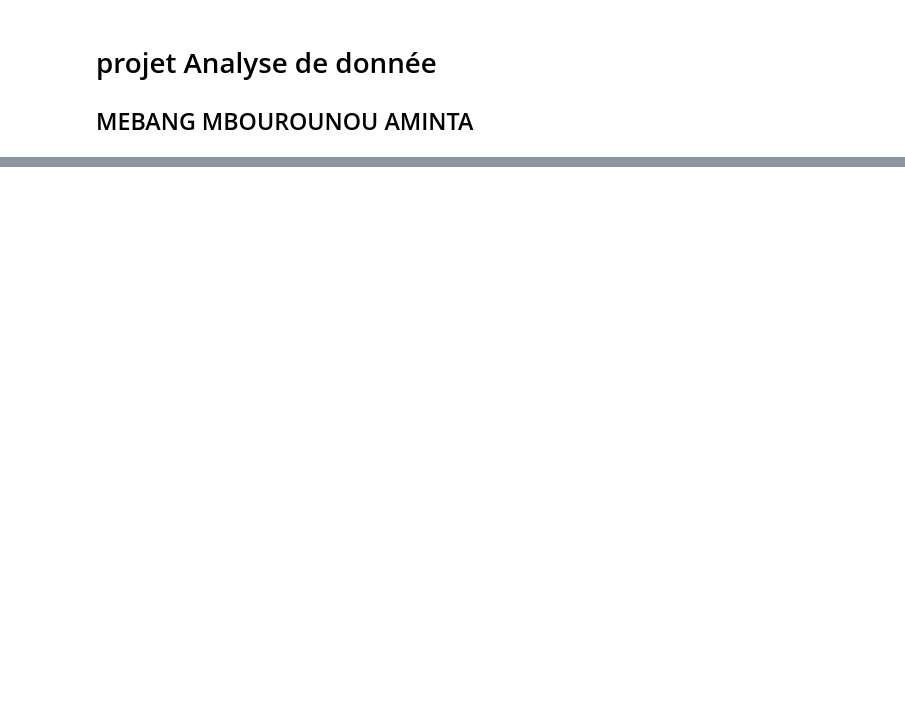
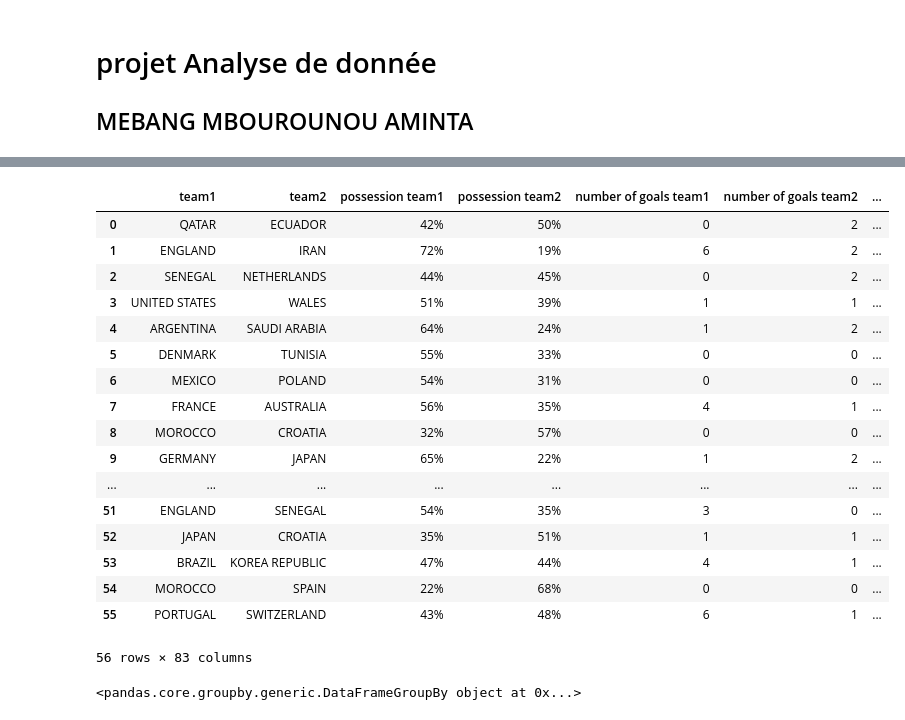
Before and after one commit to AmintaM/ProjetBlanc, a Jupyter notebook: index.ipynb, the cells around one changed output, grey strips where cells are left out. Saved outputs shown, nothing was run; the diff lists cells and outputs as text; code cells hidden in the pictures; blank space fills up the shorter version.

```diff
--- a/index.ipynb
+++ b/index.ipynb
@@ -61,0 +102,23 @@ df.shape
+# %%
+fifa_good= fifa.drop(columns=['possession in contest','date','hour','forced turnovers team1','forced turnovers team2'])
+# %%
+fifa_good
+# %% [output]
+|  | team1 | team2 | possession team1 | possession team2 | number of goals team1 | number of goals team2 | ... |
+| 0 | QATAR | ECUADOR | 42% | 50% | 0 | 2 | ... |
+| 1 | ENGLAND | IRAN | 72% | 19% | 6 | 2 | ... |
+| 2 | SENEGAL | NETHERLANDS | 44% | 45% | 0 | 2 | ... |
+| 3 | UNITED STATES | WALES | 51% | 39% | 1 | 1 | ... |
+| 4 | ARGENTINA | SAUDI ARABIA | 64% | 24% | 1 | 2 | ... |
+| 5 | DENMARK | TUNISIA | 55% | 33% | 0 | 0 | ... |
+| 6 | MEXICO | POLAND | 54% | 31% | 0 | 0 | ... |
+| 7 | FRANCE | AUSTRALIA | 56% | 35% | 4 | 1 | ... |
+| 8 | MOROCCO | CROATIA | 32% | 57% | 0 | 0 | ... |
+| 9 | GERMANY | JAPAN | 65% | 22% | 1 | 2 | ... |
+| ... | ... | ... | ... | ... | ... | ... | ... |
+| 51 | ENGLAND | SENEGAL | 54% | 35% | 3 | 0 | ... |
+| 52 | JAPAN | CROATIA | 35% | 51% | 1 | 1 | ... |
+| 53 | BRAZIL | KOREA REPUBLIC | 47% | 44% | 4 | 1 | ... |
+| 54 | MOROCCO | SPAIN | 22% | 68% | 0 | 0 | ... |
+| 55 | PORTUGAL | SWITZERLAND | 43% | 48% | 6 | 1 | ... |
+56 rows × 83 columns
@@ -61,0 +127,5 @@ df.shape
+# %%
+fifa_group= fifa_good.groupby(['category'])
+print(fifa_group)
+# %% [output]
+<pandas.core.groupby.generic.DataFrameGroupBy object at 0x...>
```
Also changed, not shown: parts of 13 cells of this notebook, 4 other files.
